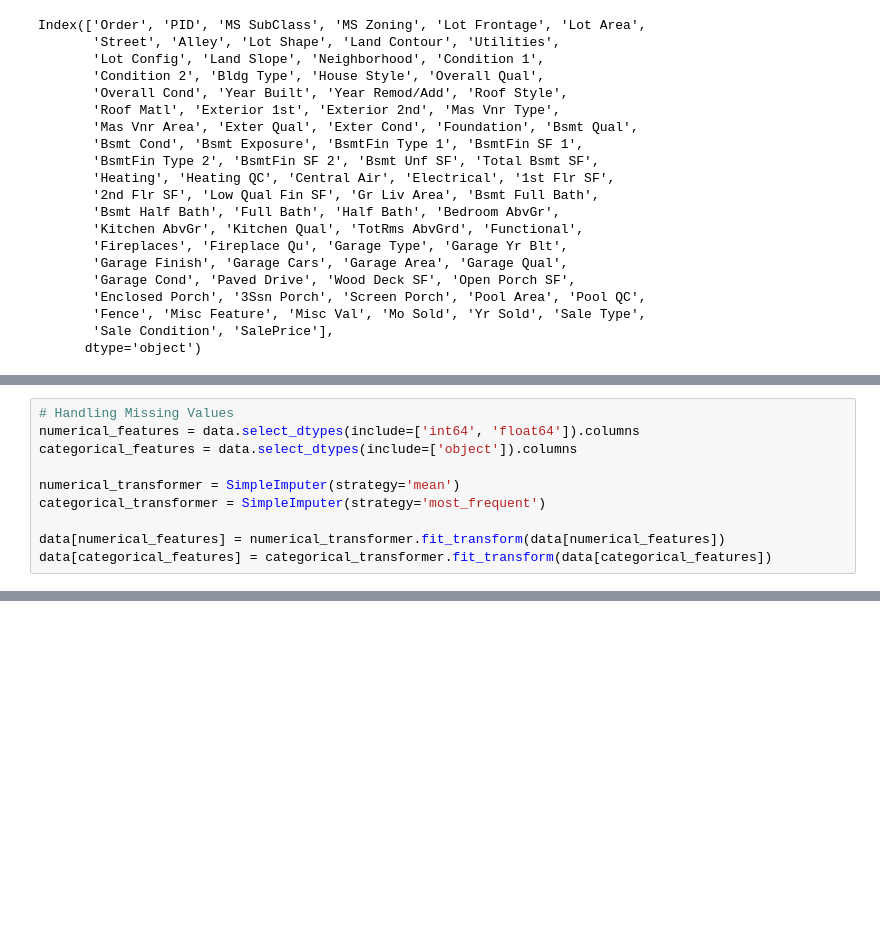
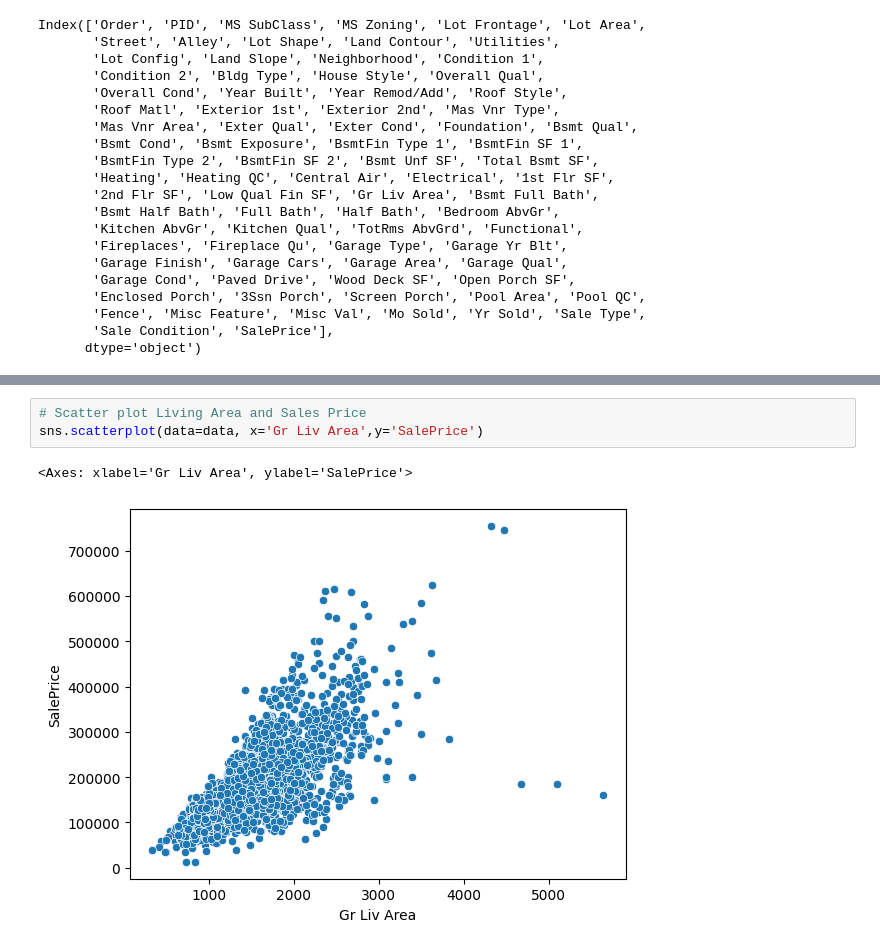
Before and after one commit to Stedu-PhucNguyen/MachineLearning_final, a Jupyter notebook: final2_ML.ipynb, the cells around one changed output, grey strips where cells are left out. Drawn from its saved outputs; the diff is of its cells as text; blank space fills up the shorter version.

```diff
--- a/final2_ML.ipynb
+++ b/final2_ML.ipynb
@@ -136,10 +107,0 @@ plt.show()
-# %%
-# Handling Missing Values
-numerical_features = data.select_dtypes(include=['int64', 'float64']).columns
-categorical_features = data.select_dtypes(include=['object']).columns
-
-numerical_transformer = SimpleImputer(strategy='mean')
-categorical_transformer = SimpleImputer(strategy='most_frequent')
-
-data[numerical_features] = numerical_transformer.fit_transform(data[numerical_features])
-data[categorical_features] = categorical_transformer.fit_transform(data[categorical_features])
@@ -312,0 +116,6 @@ model_ffnn.fit(
+# %%
+# Scatter plot Living Area and Sales Price
+sns.scatterplot(data=data, x='Gr Liv Area',y='SalePrice')
+# %% [output]
+<Axes: xlabel='Gr Liv Area', ylabel='SalePrice'>
+[figure, added]
```
Also changed, not shown: parts of 53 cells of this notebook.
